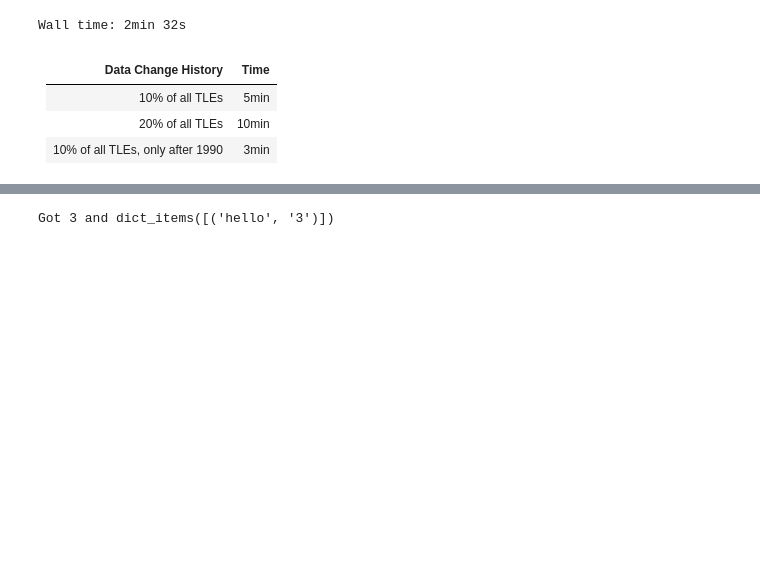
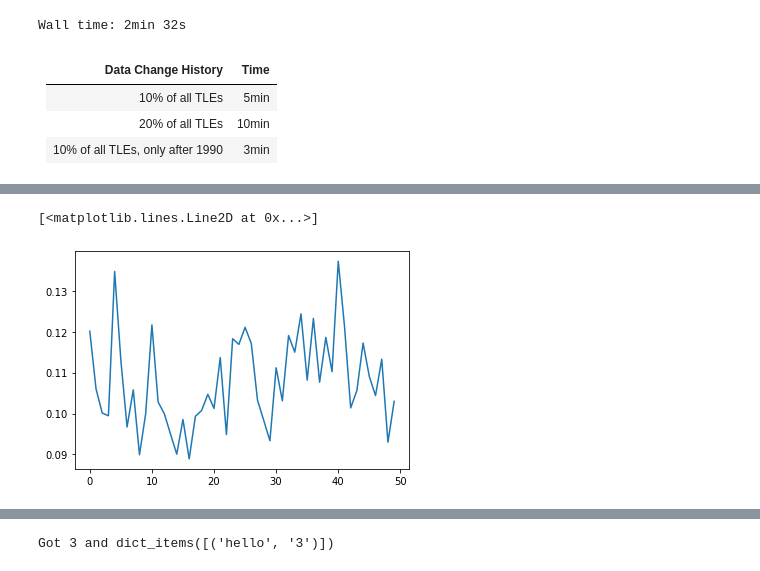
Before and after one commit to cm-tle-pred/tle-prediction, a Jupyter notebook: models/model_0/playground_local2.ipynb, the cells around one changed output, grey strips where cells are left out. Saved outputs shown, nothing was run; the diff lists cells and outputs as text; code cells hidden in the pictures; blank space fills up the shorter version.

```diff
--- a/models/model_0/playground_local2.ipynb
+++ b/models/model_0/playground_local2.ipynb
@@ -3,6 +3,10 @@ import pandas as pd
 import numpy as np
 import os
 from sklearn.metrics import mean_squared_error, mean_absolute_error
+import matplotlib.pyplot as plt
+
+def print_loss(loss):
+    return plt.plot([float(l['loss']) for l in loss])
 
 model_cols = ['BSTAR', 'INCLINATION', 'RA_OF_ASC_NODE', 'ECCENTRICITY', 'ARG_OF_PERICENTER', 'MEAN_ANOMALY',
               'MEAN_MOTION', 'epoch_jd', 'epoch_fr',
@@ -66,3 +70,14 @@ Wall time: 2min 32s
 |10% of all TLEs|5min|
 |20% of all TLEs|10min|
 |10% of all TLEs, only after 1990|3min|
+# %%
+import train
+
+model = train.create_model(model_cols=model_cols,
+                           layer1=300, relu1=True, drop1=0.5,
+                           layer2=100, relu2=True, drop2=0.5,
+                           layer3=10, relu3=True, drop3=0.5,
+                           layer4=10, relu4=True, drop4=0.5,
+                           layer5=10, relu5=True, drop5=0.5,
+                          )
+model
@@ -72,11 +108,17 @@ import train
 
 device='cpu'
 
-model = train.train_model(train_model_df, train_idx_map, batchSize=200,
-                          print_itr=10000, numEpochs=10, model_cols=model_cols,
-                          learningRate=0.0001, device=device, num_workers=10,
-                          loss='L2', hiddenSize=300)
+# Simple model with one hidden layer
+# trained_model, loss_output = train.train_model(train_model_df, train_idx_map, batchSize=200,
+#                           print_itr=10000, numEpochs=10, model_cols=model_cols,
+#                           learningRate=0.01, device=device, num_workers=10,
+#                           loss='L2', hiddenSize=10)
 
-y_pred = train.predict(model, X_test, device=device) # get predictions for each train
+trained_model, loss_output = train.train_model(train_model_df, train_idx_map, batchSize=2000,
+                                               print_itr=4000, numEpochs=10, model_cols=model_cols,
+                                               learningRate=0.001, device=device, num_workers=10,
+                                               loss='L2', model=model)
+
+y_pred = train.predict(trained_model, X_test, device=device) # get predictions for each train
 y_pred_df = pd.DataFrame(y_pred, columns=test_model_df.columns[:-2])  # put results into a dataframe
 # %% [output]
@@ -100,4 +133,6 @@ Wall time: 8min 31s
 # %%
 print(f'    Test set MAE (L1) loss: {mean_absolute_error(y_test, y_pred_df)}')
 print(f'    Test set MSE (L2) loss: {mean_squared_error(y_test, y_pred_df)}')
+
+print_loss(loss_output)
 # %% [output]
@@ -105,0 +141,2 @@ print(f'    Test set MSE (L2) loss: {mean_squared_error(y_test, y_pred_df)}')
+[<matplotlib.lines.Line2D at 0x...>]
+[figure, added]
```
Also changed, not shown: parts of 7 cells of this notebook, 1 other file.
